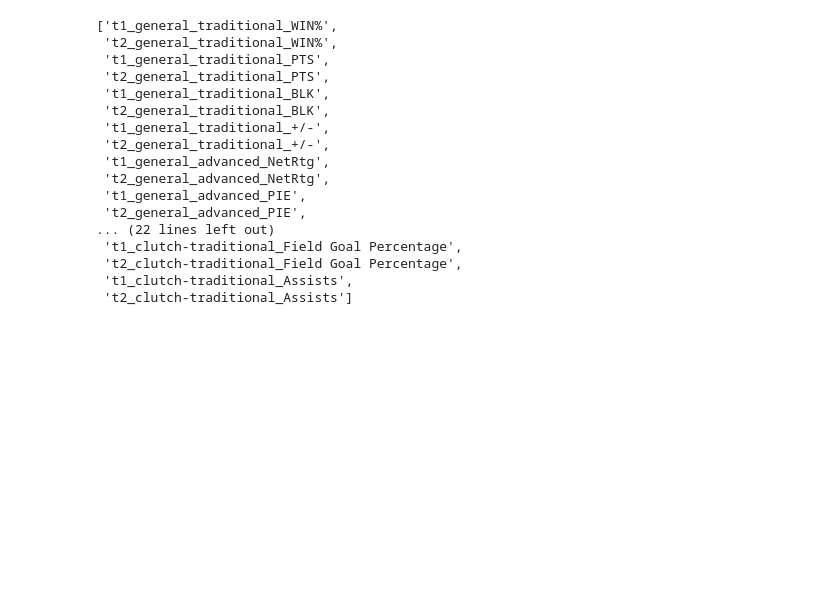
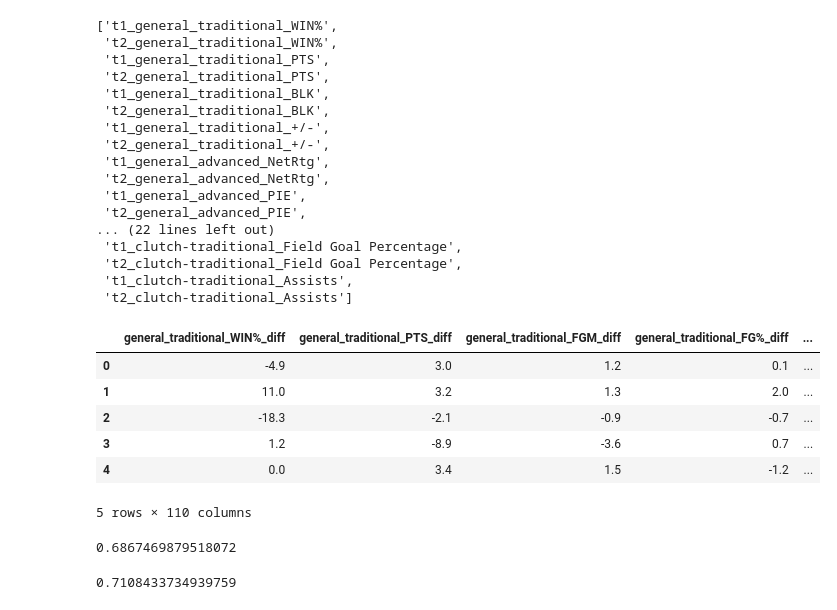
Before and after one commit to ijamil1/nba_playoff_predictions_22_23, a Jupyter notebook: Random_Forest_Classifier.ipynb, the cells around one changed output. Cells and saved outputs as stored; diff of their text form; code cells hidden in the pictures; blank space fills up the shorter version.

```diff
--- a/Random_Forest_Classifier.ipynb
+++ b/Random_Forest_Classifier.ipynb
@@ -277,0 +280,11 @@ list(x_train_df.columns)
+# %%
+df = pd.read_csv('data/data_v6.csv')
+df.head()
+# %% [output]
+|  | general_traditional_WIN%_diff | general_traditional_PTS_diff | general_traditional_FGM_diff | general_traditional_FG%_diff | ... |
+| 0 | -4.9 | 3.0 | 1.2 | 0.1 | ... |
+| 1 | 11.0 | 3.2 | 1.3 | 2.0 | ... |
+| 2 | -18.3 | -2.1 | -0.9 | -0.7 | ... |
+| 3 | 1.2 | -8.9 | -3.6 | 0.7 | ... |
+| 4 | 0.0 | 3.4 | 1.5 | -1.2 | ... |
+5 rows × 110 columns
@@ -277,0 +294,8 @@ list(x_train_df.columns)
+# %%
+x_train, x_test, y_train, y_test = train_test_split(X,y)
+rfc = RandomForestClassifier()
+rfc.fit(x_train,y_train)
+ypreds = rfc.predict(x_test)
+accuracy(ypreds,y_test)
+# %% [output]
+0.6867469879518072
@@ -277,0 +306,5 @@ list(x_train_df.columns)
+# %%
+clf.fit(x_train,y_train)
+accuracy(clf.predict(x_test),y_test)
+# %% [output]
+0.7108433734939759
```
Also changed, not shown: parts of 11 cells of this notebook, 1 other file.
